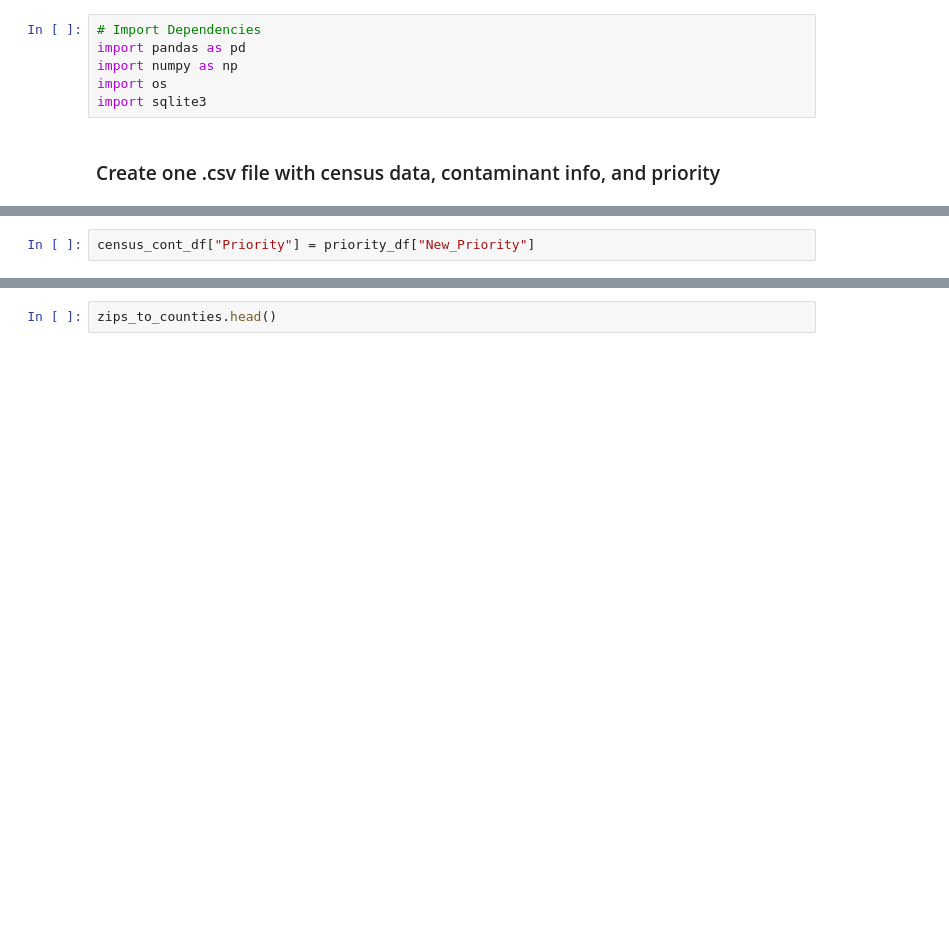
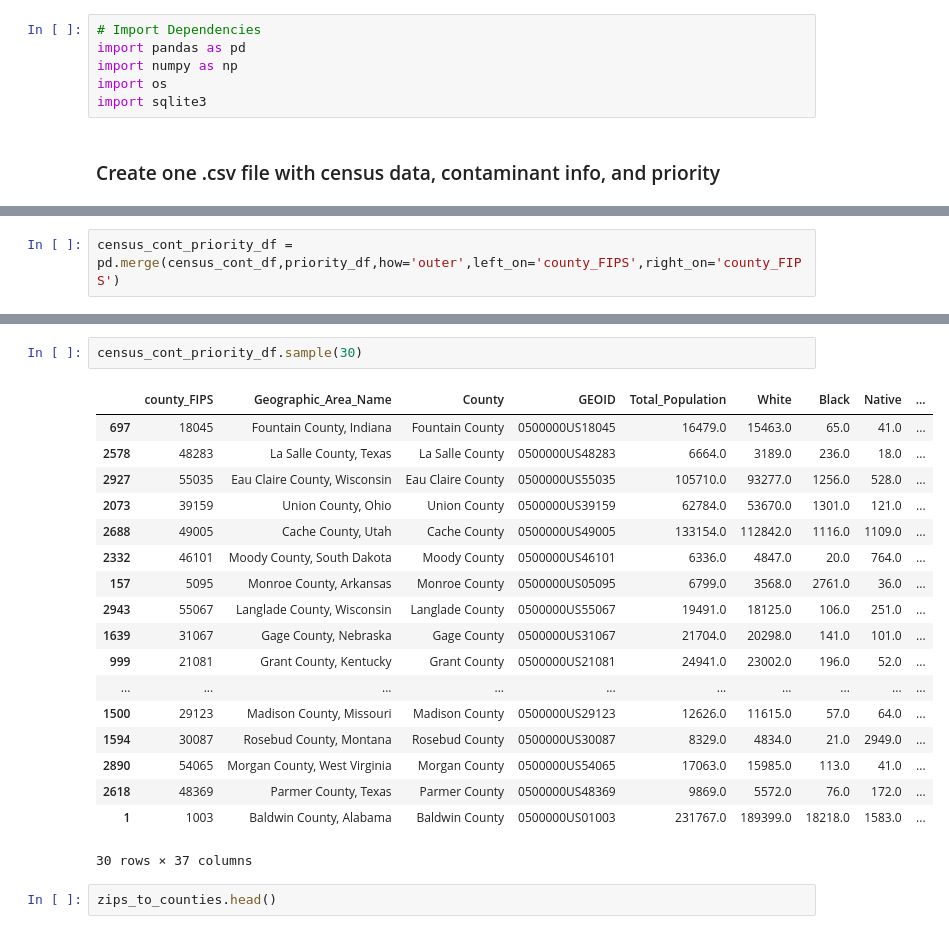
Before and after one commit to jonathantree/Water_Quality_Analysis, a Jupyter notebook: Dashboard/create_data_files_for_dash_app.ipynb, the cells around one changed output, grey strips where cells are left out. Drawn from its saved outputs; the diff is of its cells as text; blank space fills up the shorter version.

```diff
--- a/Dashboard/create_data_files_for_dash_app.ipynb
+++ b/Dashboard/create_data_files_for_dash_app.ipynb
@@ -54,2 +68,0 @@ census_cont_df.head()
-# %%
-census_cont_df["Priority"] = priority_df["New_Priority"]
@@ -71 +77,3 @@ Index(['county_FIPS', 'Geographic_Area_Name', 'County', 'GEOID',
+# %%
+census_cont_priority_df = pd.merge(census_cont_df,priority_df,how='outer',left_on='county_FIPS',right_on='county_FIPS')
 # %%
@@ -81,3 +124,24 @@ census_cont_df.head()
+# %%
+census_cont_priority_df.sample(30)
+# %% [output]
+|  | county_FIPS | Geographic_Area_Name | County | GEOID | Total_Population | White | Black | Native | ... |
+| 697 | 18045 | Fountain County, Indiana | Fountain County | 0500000US18045 | 16479.0 | 15463.0 | 65.0 | 41.0 | ... |
+| 2578 | 48283 | La Salle County, Texas | La Salle County | 0500000US48283 | 6664.0 | 3189.0 | 236.0 | 18.0 | ... |
+| 2927 | 55035 | Eau Claire County, Wisconsin | Eau Claire County | 0500000US55035 | 105710.0 | 93277.0 | 1256.0 | 528.0 | ... |
+| 2073 | 39159 | Union County, Ohio | Union County | 0500000US39159 | 62784.0 | 53670.0 | 1301.0 | 121.0 | ... |
+| 2688 | 49005 | Cache County, Utah | Cache County | 0500000US49005 | 133154.0 | 112842.0 | 1116.0 | 1109.0 | ... |
+| 2332 | 46101 | Moody County, South Dakota | Moody County | 0500000US46101 | 6336.0 | 4847.0 | 20.0 | 764.0 | ... |
+| 157 | 5095 | Monroe County, Arkansas | Monroe County | 0500000US05095 | 6799.0 | 3568.0 | 2761.0 | 36.0 | ... |
+| 2943 | 55067 | Langlade County, Wisconsin | Langlade County | 0500000US55067 | 19491.0 | 18125.0 | 106.0 | 251.0 | ... |
+| 1639 | 31067 | Gage County, Nebraska | Gage County | 0500000US31067 | 21704.0 | 20298.0 | 141.0 | 101.0 | ... |
+| 999 | 21081 | Grant County, Kentucky | Grant County | 0500000US21081 | 24941.0 | 23002.0 | 196.0 | 52.0 | ... |
+| ... | ... | ... | ... | ... | ... | ... | ... | ... | ... |
+| 1500 | 29123 | Madison County, Missouri | Madison County | 0500000US29123 | 12626.0 | 11615.0 | 57.0 | 64.0 | ... |
+| 1594 | 30087 | Rosebud County, Montana | Rosebud County | 0500000US30087 | 8329.0 | 4834.0 | 21.0 | 2949.0 | ... |
+| 2890 | 54065 | Morgan County, West Virginia | Morgan County | 0500000US54065 | 17063.0 | 15985.0 | 113.0 | 41.0 | ... |
+| 2618 | 48369 | Parmer County, Texas | Parmer County | 0500000US48369 | 9869.0 | 5572.0 | 76.0 | 172.0 | ... |
+| 1 | 1003 | Baldwin County, Alabama | Baldwin County | 0500000US01003 | 231767.0 | 189399.0 | 18218.0 | 1583.0 | ... |
+30 rows × 37 columns
 # %%
 zips_to_counties.head()
 # %% [output]
```
Also changed, not shown: parts of 24 cells of this notebook, 4 other files.
